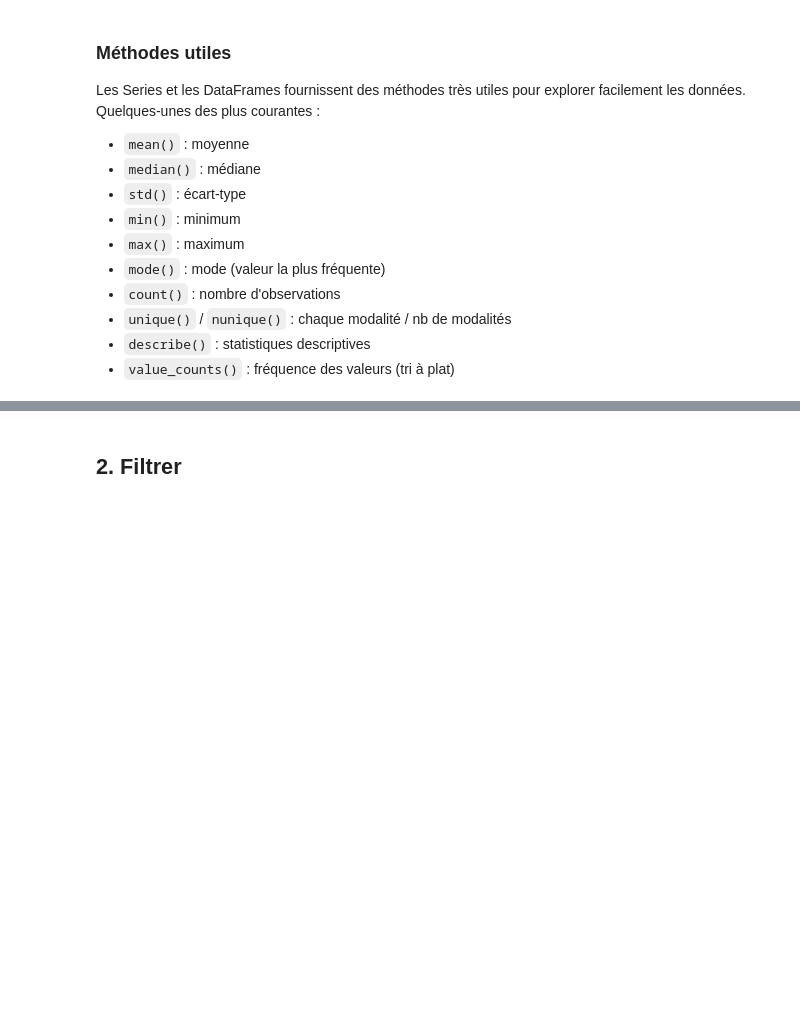
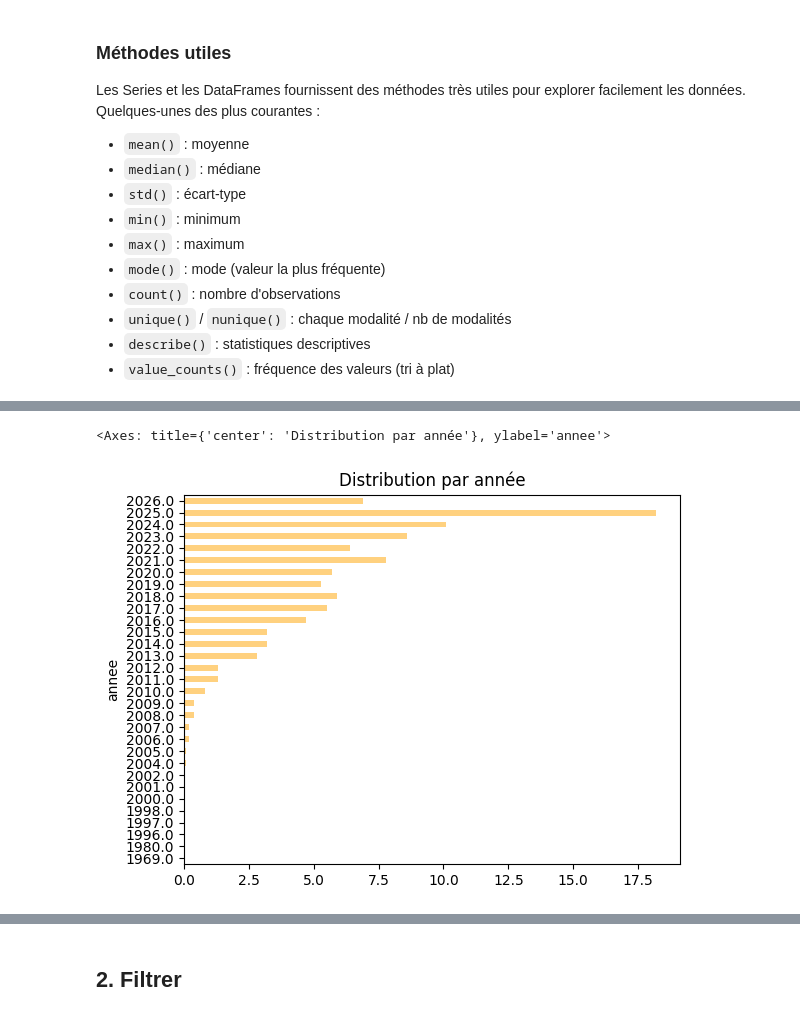
Before and after one commit to pyshs/URFIST-Lyon-2026, a Jupyter notebook: notebooks/Introduction à Pandas.ipynb, the cells around one changed output, grey strips where cells are left out. Saved outputs shown, nothing was run; the diff lists cells and outputs as text; code cells hidden in the pictures; blank space fills up the shorter version.

```diff
--- a/notebooks/Introduction à Pandas.ipynb
+++ b/notebooks/Introduction à Pandas.ipynb
@@ -12,6 +19,7 @@ import pandas as pd
 # Charger des données locales ou url
 # Si besoin : cd / ls / pwd
 # (se déplacer, vérifier que le fichier est bien là et que le chemin est correct)
-#df = pd.read_csv
+df = pd.read_csv("./data/css_openalex_26022026.csv")
+df = pd.read_csv("https://raw.githubusercontent.com/pyshs/URFIST-Lyon-2026/refs/heads/main/data/css_openalex_26022026.csv")
 # %%
 # Quel est le type de df ?
@@ -68,10 +120,8 @@ On peut aussi renommer nos colonnes (les passer en français, ou éviter d'avoir
 # - pas besoin de coller pile à l'ordre des colones
 # - et donc on peut choisir lesquelles renommer
 
-# my_df = my_df.rename(columns={
-#     "title": "titre",
-#     "publication_year": "annee",
-#     "relevance_score": "score",
-#     "abstract": "resume"
-# })
-# my_df.head()
+df_ss = df[["id","title","publication_year","relevance_score","abstract"]]
+df_ss.columns = ["id","titre","annee","pertinence","abstract"]
+#df_ss.rename(columns={"publication_year":"annee"})
+df_ss = df_ss.set_index("id")
+df_ss.head()
@@ -97,0 +178,4 @@ Quelques-unes des plus courantes :
+# %%
+distribution = round(df_ss["annee"].value_counts() / len(df_ss) * 100,1)
+distribution.to_excel("distribution.xlsx")
+distribution
@@ -112,4 +214,8 @@ Lorsque vous cherchez de l'aide pour changer quelque chose sur une figure, si vo
 # %%
 # Testons ensemble
 # mega visu moche avec .plot()
 # column et by ?
+distribution.sort_index().plot(kind="barh", color="orange", alpha=0.5, title="Distribution par année")
+# %% [output]
+<Axes: title={'center': 'Distribution par année'}, ylabel='annee'>
+[figure, added]
```
Also changed, not shown: parts of 28 cells of this notebook.
